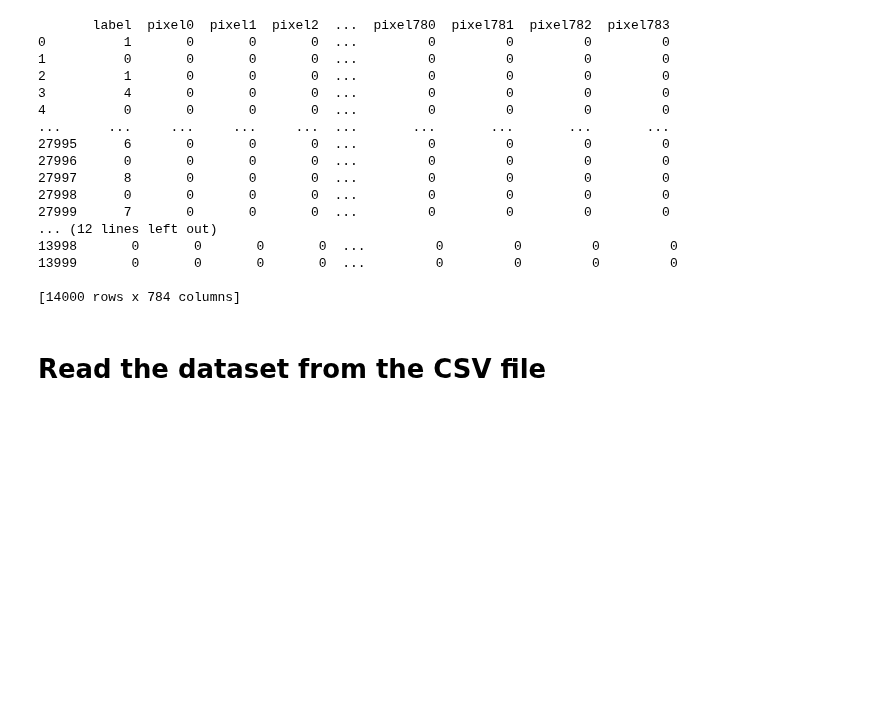
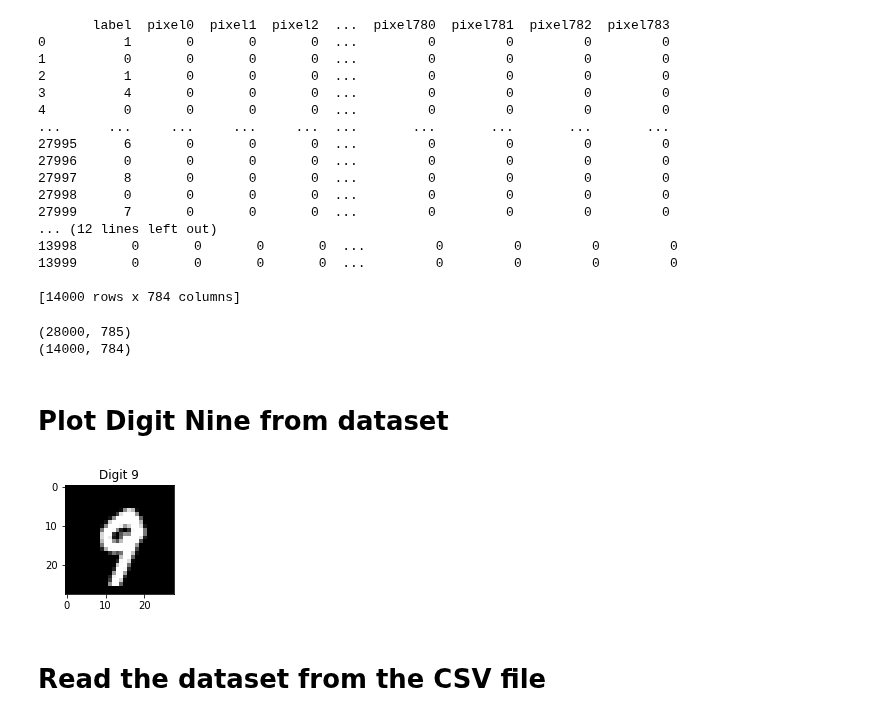
Before and after one commit to hellfireworld/MachineLearning, a Jupyter notebook: digit_recognizer_CNN.ipynb, the cells around one changed output. Cells and saved outputs as stored; diff of their text form; code cells hidden in the pictures; blank space fills up the shorter version.

```diff
--- a/digit_recognizer_CNN.ipynb
+++ b/digit_recognizer_CNN.ipynb
@@ -68,6 +72,24 @@ print(df2)
 13999       0       0       0       0  ...         0         0         0         0
 
 [14000 rows x 784 columns]
+# %%
+print(df.shape)
+print(df2.shape)
+# %% [output]
+(28000, 785)
+(14000, 784)
+# %% [markdown]
+# **Plot Digit Nine from dataset**
+# %%
+#nine
+nine = df.iloc[28, 1:]
+#print(nine.shape)
+nine = nine.values.reshape(28, 28)
+plt.imshow(nine, cmap='gray')
+plt.title("Digit 9")
+plt.show()
+# %% [output]
+[figure, added]
 # %% [markdown]
 # **Read the dataset from the CSV file**
 # %% [markdown]
```
Also changed, not shown: parts of 5 cells of this notebook.
